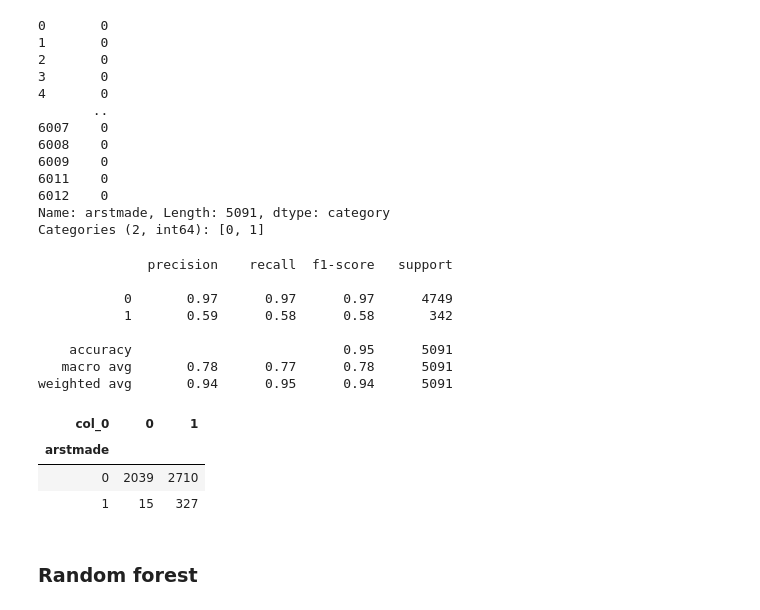
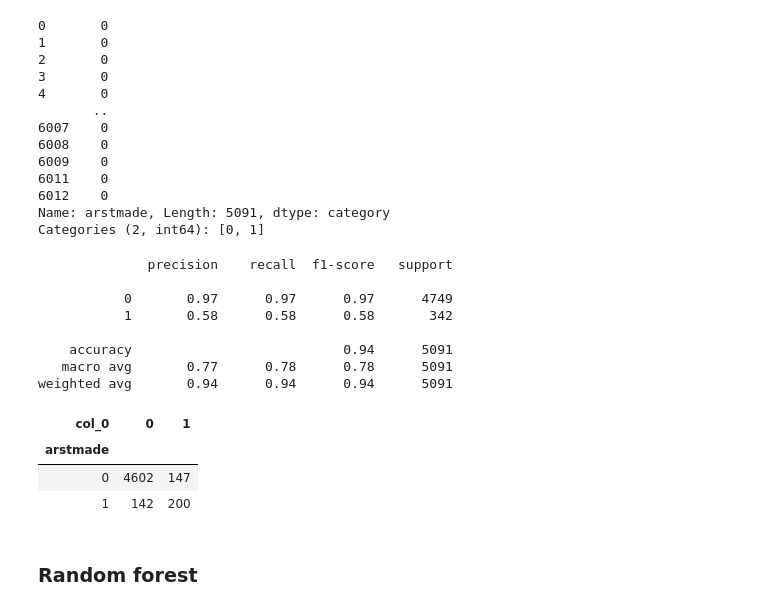
Before and after one commit to ggmarioe/trabajo-modelos-supervisados, a Jupyter notebook: Prueba_Supervisada 25-09-2021.ipynb, the cells around one changed output. Saved outputs shown, nothing was run; the diff lists cells and outputs as text; code cells hidden in the pictures.

Commit message:
corregido el modelo y revisados los 4 modelos

```diff
--- a/Prueba_Supervisada 25-09-2021.ipynb
+++ b/Prueba_Supervisada 25-09-2021.ipynb
@@ -329,24 +329,24 @@ Name: arstmade, Length: 5091, dtype: category
 Categories (2, int64): [0, 1]
 # %%
 model = DecisionTreeClassifier().fit(X_train, y_train)
-predict = model.predict(X_test)
+dt_pred = model.predict(X_test)
 
 #repotes
-print(classification_report(y_test, predict))
-pd.crosstab(y_test, nb_pred)
+print(classification_report(y_test, dt_pred))
+pd.crosstab(y_test, dt_pred)
 # %% [output]
               precision    recall  f1-score   support
 
            0       0.97      0.97      0.97      4749
-           1       0.59      0.58      0.58       342
+           1       0.58      0.58      0.58       342
 
-    accuracy                           0.95      5091
-   macro avg       0.78      0.77      0.78      5091
-weighted avg       0.94      0.95      0.94      5091
+    accuracy                           0.94      5091
+   macro avg       0.77      0.78      0.78      5091
+weighted avg       0.94      0.94      0.94      5091
 | col_0 | 0 | 1 |
 | arstmade |  |  |
-| 0 | 2039 | 2710 |
-| 1 | 15 | 327 |
+| 0 | 4602 | 147 |
+| 1 | 142 | 200 |
 # %% [markdown]
 ### Random forest
 # %%
```
Also changed, not shown: parts of 1 cell of this notebook.
